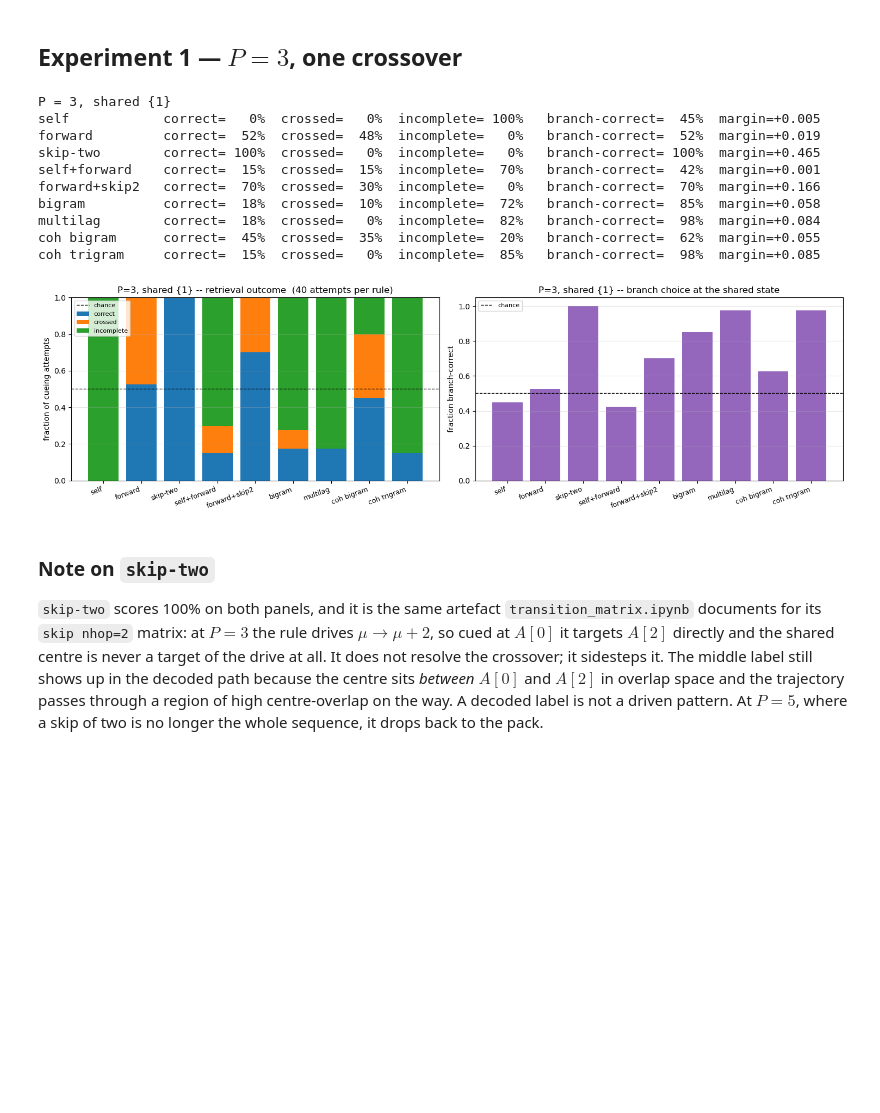
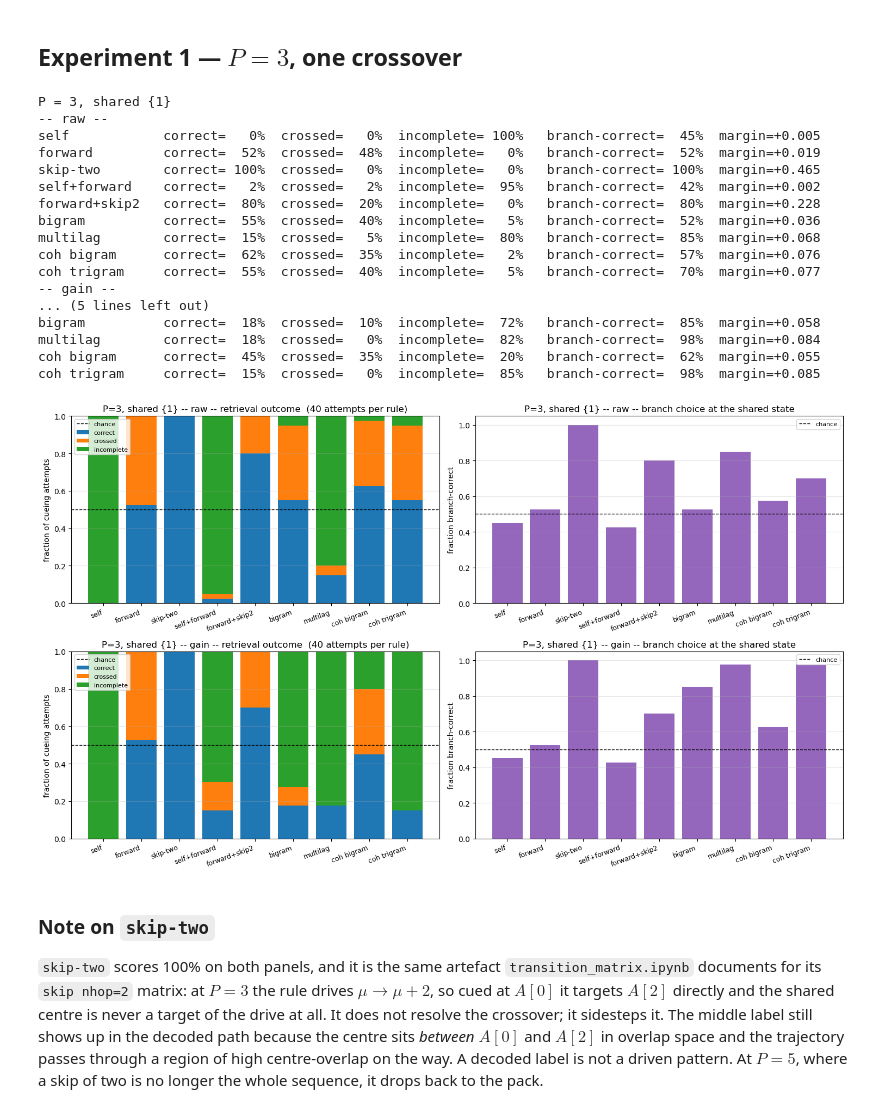
Before and after one commit to dvnrlv/Kuramoto-CD-DAM, a Jupyter notebook: kuramoto/hetero_learning/hetero_rules_run.ipynb, the cells around one changed output. Cells and saved outputs as stored; diff of their text form; code cells hidden in the pictures; blank space fills up the shorter version.

```diff
--- a/kuramoto/hetero_learning/hetero_rules_run.ipynb
+++ b/kuramoto/hetero_learning/hetero_rules_run.ipynb
@@ -173,15 +163,17 @@ RAW_CATALOGUE = {
     "coh trigram":   kc.coherent_trigram_rule(),
 }
 
-# The gain step, applied once here at the configured rate. Part III re-applies it per trial,
-# which is why the raw table is kept alongside the normalized one.
-G = lambda rule: kc.unit_gain(rule, CONFIG["corruption_rate"])
-CATALOGUE = {name: G(rule) for name, rule in RAW_CATALOGUE.items()}
+# The gain step, applied here at the configured rate so every experiment below can compare
+# a rule's raw and gain-corrected behavior directly.
+GAIN_CATALOGUE = {name: kc.proportional_gain(rule, CONFIG["corruption_rate"])
+                  for name, rule in RAW_CATALOGUE.items()}
 
-print(f"{'rule':<15}{'target s':>9}{'lags':>12}{'weight':>10}")
-print("-" * 46)
-for name, rule in CATALOGUE.items():
+print(f"{'rule':<15}{'target s':>9}{'lags':>12}{'raw w':>10}{'gain w':>10}")
+print("-" * 56)
+for name, rule in RAW_CATALOGUE.items():
+    gain_rule = GAIN_CATALOGUE[name]
     for r, row in enumerate(rule):
         lags = ",".join(f"{int(l)}" for l in row[1:-1])
-        print(f"{name if r == 0 else '':<15}{int(row[0]):>9}{'(' + lags + ')':>12}{row[-1]:>10.3f}")
+        print(f"{name if r == 0 else '':<15}{int(row[0]):>9}{'(' + lags + ')':>12}"
+              f"{row[-1]:>10.3f}{gain_rule[r, -1]:>10.3f}")
 # %% [output]
@@ -450,21 +459,34 @@ coh trigram     correct=  50%  crossed=  38%  incomplete=  12%   branch-correct=
 ## Experiment 1 — $P=3$, one crossover
 # %%
 print("P = 3, shared {1}")
-stats_e1, first_e1 = rule_sweep(CATALOGUE, 3, (1,), duration=60.0)
-plot_rule_stats(stats_e1, "P=3, shared {1}")
+print("-- raw --")
+stats_e1, first_e1 = rule_sweep(RAW_CATALOGUE, 3, (1,), duration=60.0)
+print("-- gain --")
+stats_e1_gain, first_e1_gain = rule_sweep(GAIN_CATALOGUE, 3, (1,), duration=60.0)
+
+fig, axes = plt.subplots(2, 2, figsize=(15, 8.8))
+plot_rule_stats(stats_e1, "P=3, shared {1} -- raw", axes=axes[0])
+plot_rule_stats(stats_e1_gain, "P=3, shared {1} -- gain", axes=axes[1])
 plt.tight_layout(); plt.show()
 # %% [output]
 P = 3, shared {1}
+-- raw --
 self            correct=   0%  crossed=   0%  incomplete= 100%   branch-correct=  45%  margin=+0.005
 forward         correct=  52%  crossed=  48%  incomplete=   0%   branch-correct=  52%  margin=+0.019
 skip-two        correct= 100%  crossed=   0%  incomplete=   0%   branch-correct= 100%  margin=+0.465
-self+forward    correct=  15%  crossed=  15%  incomplete=  70%   branch-correct=  42%  margin=+0.001
-forward+skip2   correct=  70%  crossed=  30%  incomplete=   0%   branch-correct=  70%  margin=+0.166
+self+forward    correct=   2%  crossed=   2%  incomplete=  95%   branch-correct=  42%  margin=+0.002
+forward+skip2   correct=  80%  crossed=  20%  incomplete=   0%   branch-correct=  80%  margin=+0.228
+bigram          correct=  55%  crossed=  40%  incomplete=   5%   branch-correct=  52%  margin=+0.036
+multilag        correct=  15%  crossed=   5%  incomplete=  80%   branch-correct=  85%  margin=+0.068
+coh bigram      correct=  62%  crossed=  35%  incomplete=   2%   branch-correct=  57%  margin=+0.076
+coh trigram     correct=  55%  crossed=  40%  incomplete=   5%   branch-correct=  70%  margin=+0.077
+-- gain --
+... (5 lines left out)
 bigram          correct=  18%  crossed=  10%  incomplete=  72%   branch-correct=  85%  margin=+0.058
 multilag        correct=  18%  crossed=   0%  incomplete=  82%   branch-correct=  98%  margin=+0.084
 coh bigram      correct=  45%  crossed=  35%  incomplete=  20%   branch-correct=  62%  margin=+0.055
 coh trigram     correct=  15%  crossed=   0%  incomplete=  85%   branch-correct=  98%  margin=+0.085
-[figure, old version]
+[figure, new version]
 # %% [markdown]
 ### Note on `skip-two`
 
```
Also changed, not shown: parts of 21 cells of this notebook, 3 other files.
